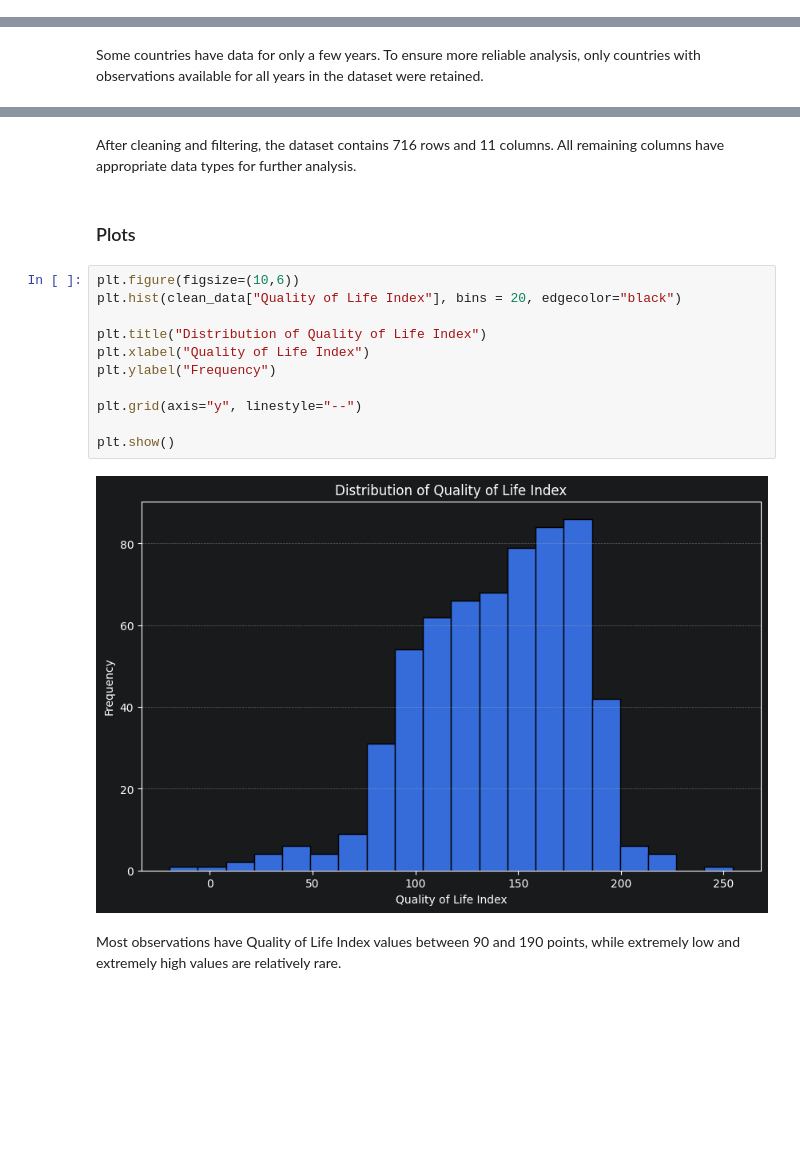
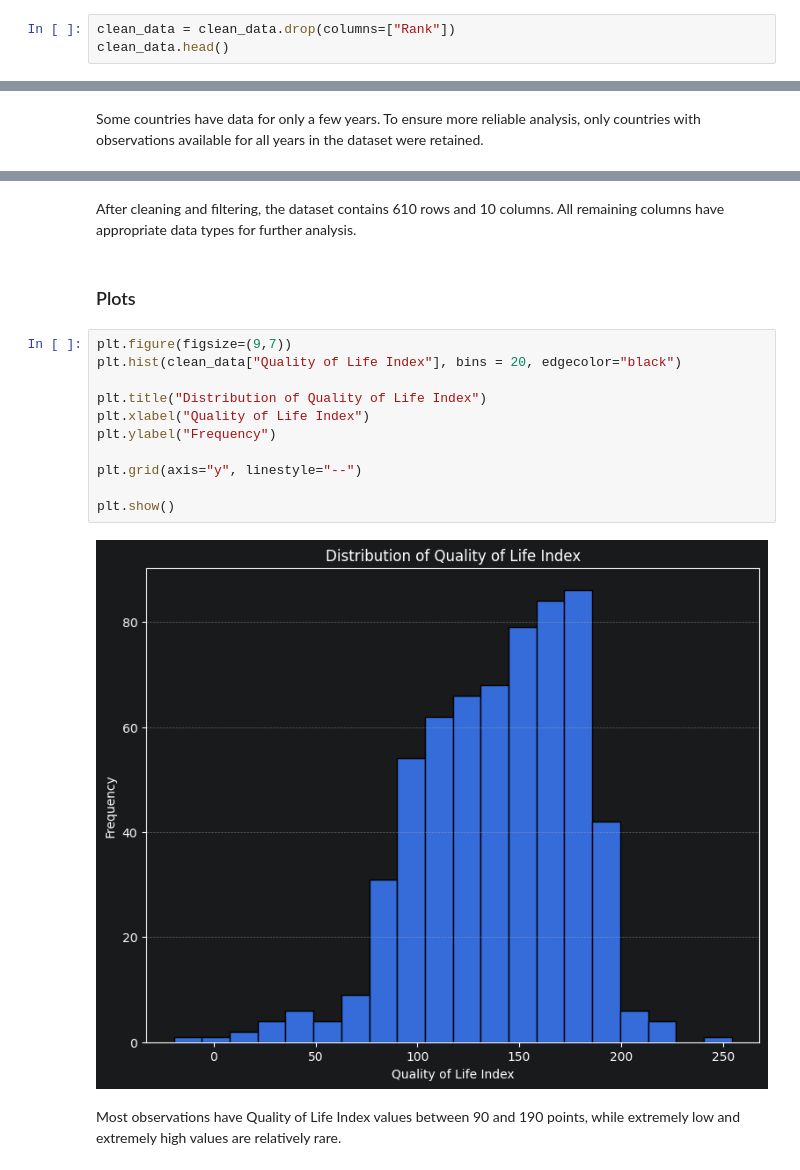
Before and after one commit to soonserv/data-best-project, a Jupyter notebook: notebooks/SA_notebook.ipynb, the cells around one changed output, grey strips where cells are left out. Drawn from its saved outputs; the diff is of its cells as text; blank space fills up the shorter version.

```diff
--- a/notebooks/SA_notebook.ipynb
+++ b/notebooks/SA_notebook.ipynb
@@ -597,3 +598,6 @@ clean_data.head(15)
 | 14 | Australia | 2017 | 8.5 | 174.45 | 104.85 | 57.80 | ... |
 # %% [markdown]
 The dataset contains semi-annual observations marked with the “/2” suffix. Since this project focuses on yearly analysis, the suffix was removed from the Year column and the values were converted to integers. Then, observations for the same country and year were combined by calculating the mean of the numerical indicators.
+# %%
+clean_data = clean_data.drop(columns=["Rank"])
+clean_data.head()
@@ -644,22 +656,22 @@ Traffic Commute Time Index        float64
 Pollution Index                   float64
 dtype: object
 # %% [markdown]
-After cleaning and filtering, the dataset contains 716 rows and 11 columns. All remaining columns have appropriate data types for further analysis.
+After cleaning and filtering, the dataset contains 610 rows and 10 columns. All remaining columns have appropriate data types for further analysis.
 # %% [markdown]
 ### Plots
 # %%
-plt.figure(figsize=(10,6))
+plt.figure(figsize=(9,7))
 plt.hist(clean_data["Quality of Life Index"], bins = 20, edgecolor="black")
 
 plt.title("Distribution of Quality of Life Index")
 plt.xlabel("Quality of Life Index")
 plt.ylabel("Frequency")
 
 plt.grid(axis="y", linestyle="--")
 
 plt.show()
 # %% [output]
-[figure, old version]
+[figure, new version]
 # %% [markdown]
 Most observations have Quality of Life Index values between 90 and 190 points, while extremely low and extremely high values are relatively rare.
 # %%
```
Also changed, not shown: parts of 53 cells of this notebook.
